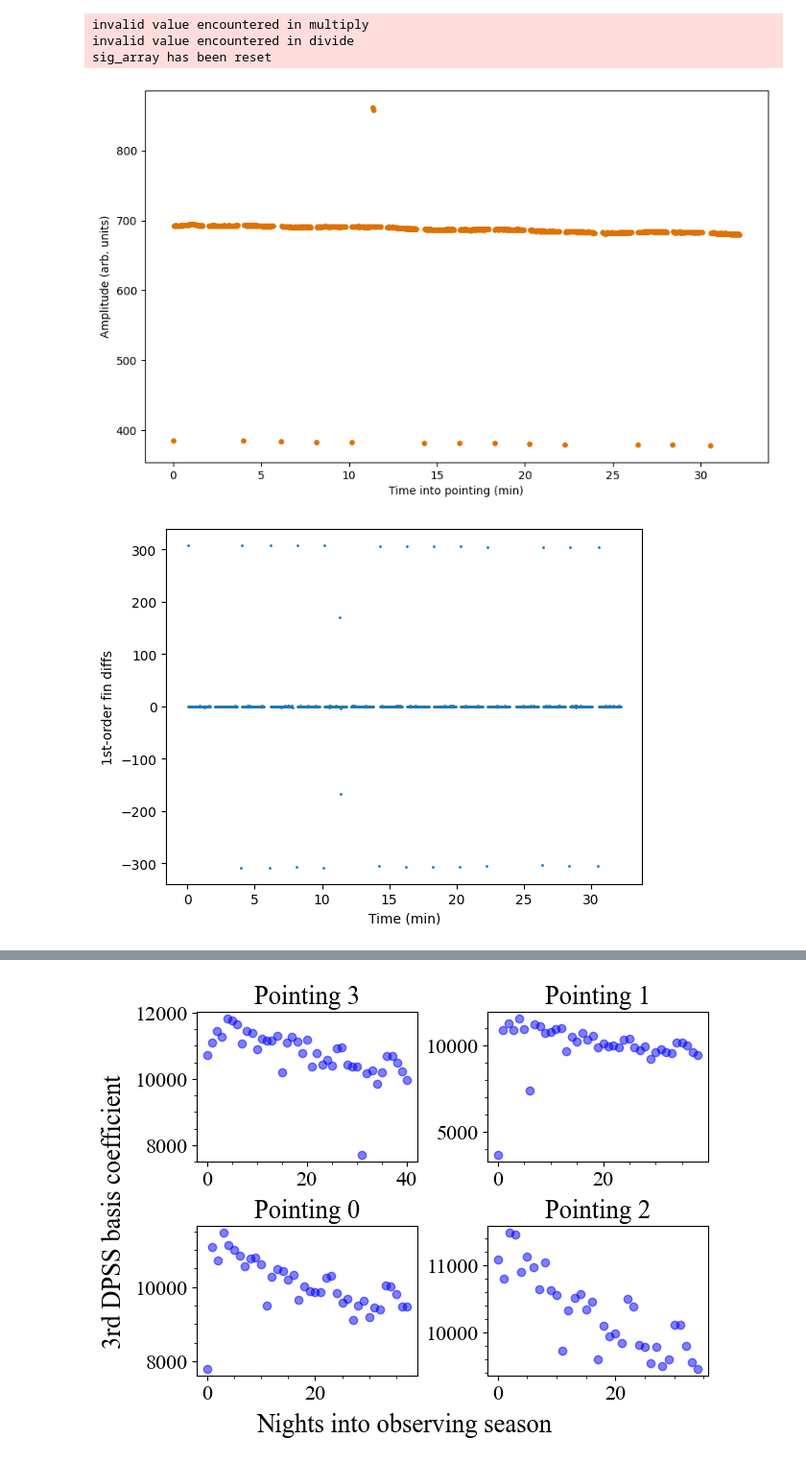
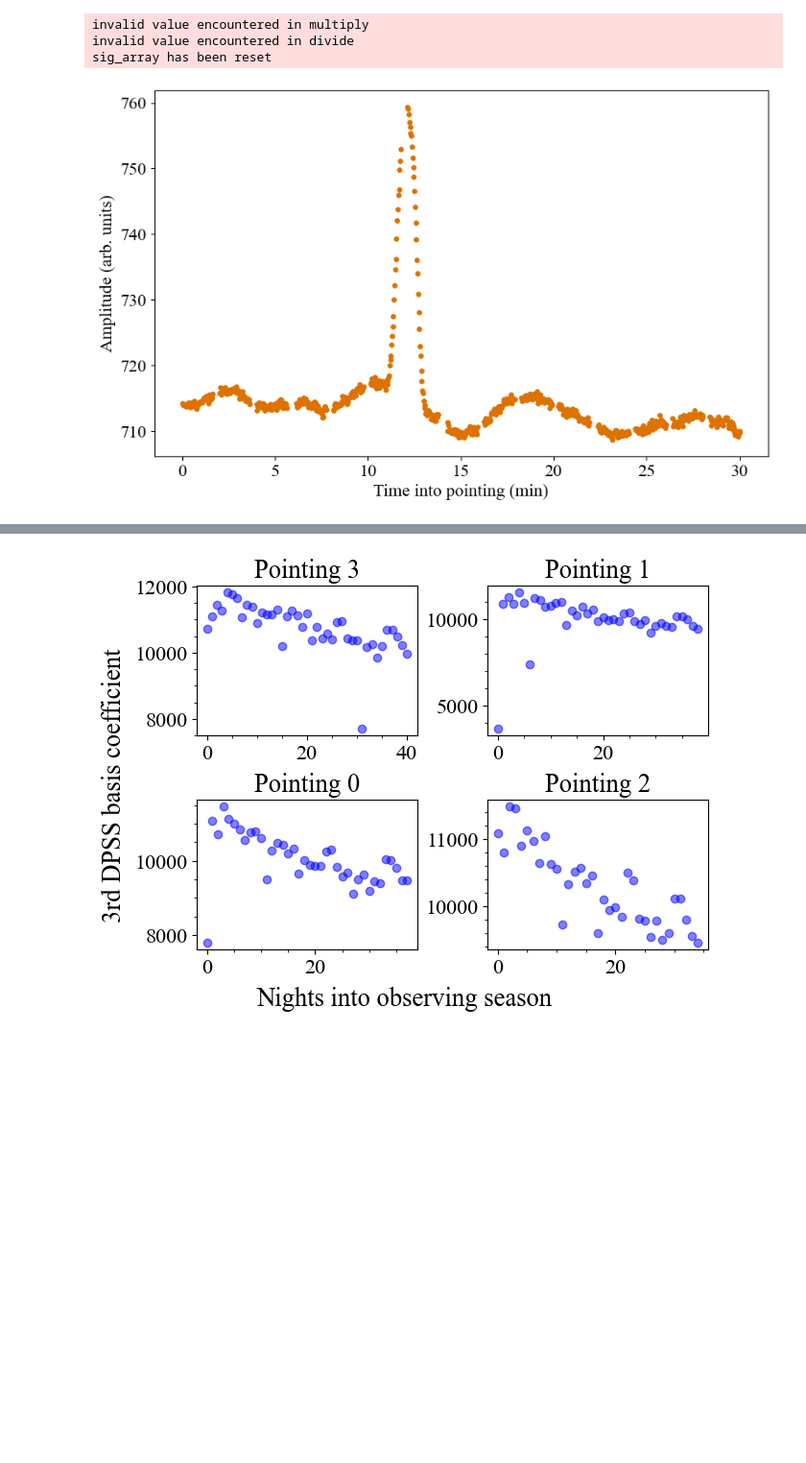
Before and after one commit to baron-de-montblanc/rfi_characterization, a Jupyter notebook: notebooks/mapper.ipynb, the cells around one changed output, grey strips where cells are left out. Shown at 96% size. Cells and saved outputs as stored; diff of their text form; code cells hidden in the pictures; blank space fills up the shorter version.

```diff
--- a/notebooks/mapper.ipynb
+++ b/notebooks/mapper.ipynb
@@ -22,7 +22,7 @@ plt.rcParams.update({'font.size': 16,
 
 #Defining the data directory and night in file name
 data_dir = "Data"
-night = "1091(89)(90)_p3"
+night = "109337_p2"
 
 #Constructing datapath and constructing ins object using SSINS
 datapath = os.path.join(data_dir, night + "_SSINS_data.h5")
@@ -52,26 +52,23 @@ sig_array has been reset
 # %%
 #Some auxiliary code for plotting time series that I've been working with
 
 #plt.scatter((time[1:]-time[1])*24*60*60, np.diff(amp)/(np.diff(time)*24*60*60), s=1)
 
 plt.figure(figsize=(10, 6))
 plt.scatter((time[0:]-time[0])*24*60, amp, s=15, color="#dd7200")
 plt.xlabel("Time into pointing (min)")
 plt.ylabel("Amplitude (arb. units)")
 f""" or i in range(12):
     plt.axvline(x=i*(time.max() - time[0])*24*60/11, linestyle='--', color="#00c8b8") """
 plt.show()
 
-plt.scatter((time[1:] - time[0])*24*60, np.diff(amp), s=1)
+""" plt.scatter((time[1:] - time[0])*24*60, np.diff(amp), s=1)
 plt.xlabel('Time (min)')
 plt.ylabel('1st-order fin diffs')
 plt.show()
 plt.scatter((time[2:] - time[0])*24*60, np.diff(np.diff(amp)), s=1)
 plt.xlabel('Time (min)')
 plt.ylabel('2nd-order fin diffs')
-plt.show()
-
-print(amp)
+plt.show() """
 # %% [output]
-[figure, old version]
+[figure, new version]
-[figure, removed]
```
Also changed, not shown: parts of 4 cells of this notebook, 4 other files.
